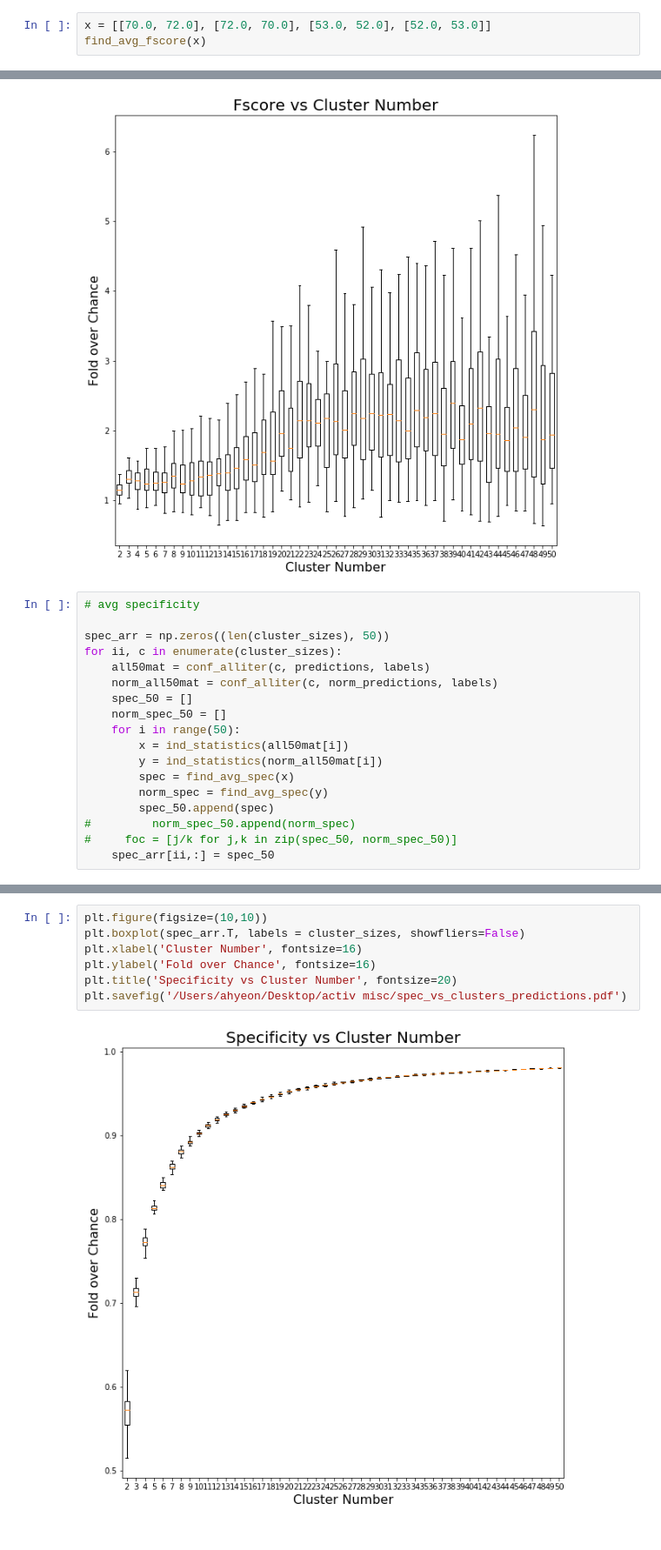
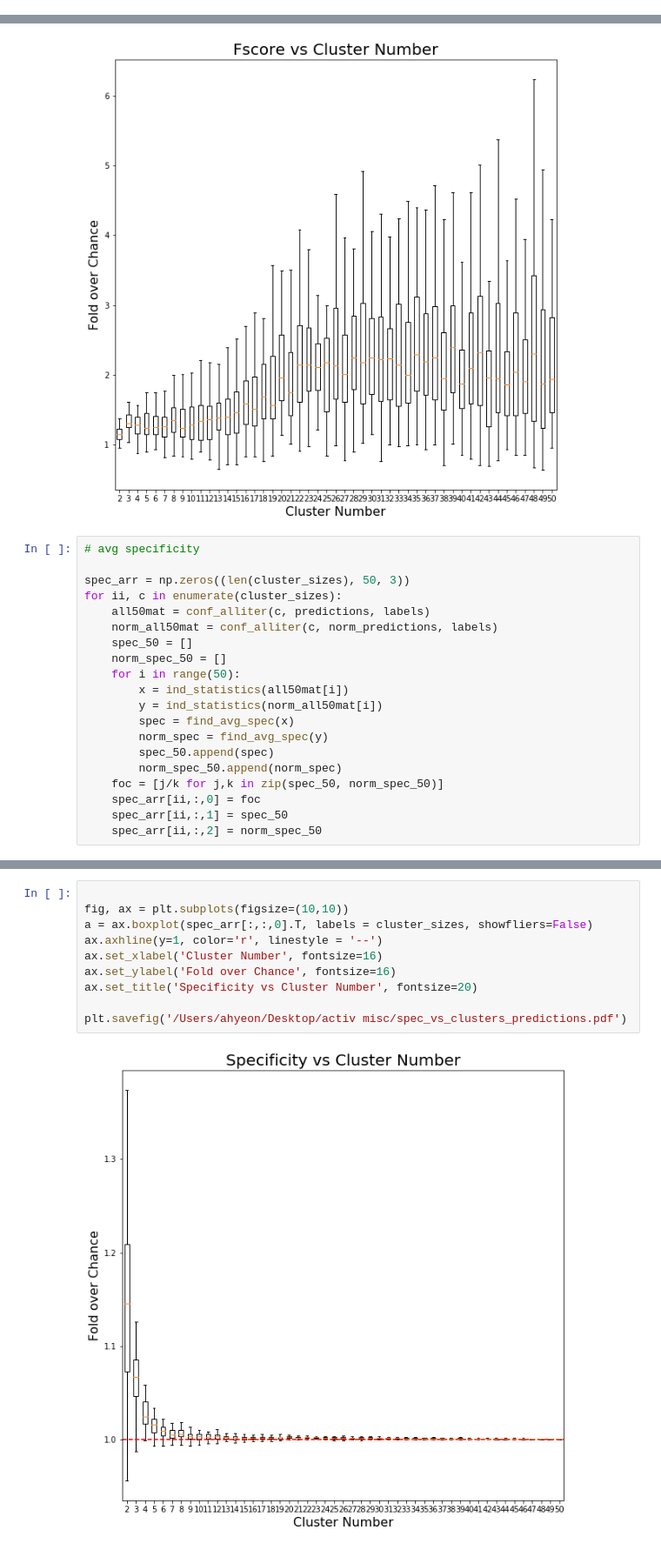
Before and after one commit to BouchardLab/ML_4_prec_prognosis, a Jupyter notebook: notebooks/confusion_matrix_values2.ipynb, the cells around one changed output, grey strips where cells are left out. Shown at 87% size. Cells and saved outputs as stored; diff of their text form.

```diff
--- a/notebooks/confusion_matrix_values2.ipynb
+++ b/notebooks/confusion_matrix_values2.ipynb
@@ -109,6 +106,3 @@ def find_avg_fscore(array):
         allf.append(f)
     allf_mean = np.mean(allf)
     return(allf_mean)
-# %%
-x = [[70.0, 72.0], [72.0, 70.0], [53.0, 52.0], [52.0, 53.0]]
-find_avg_fscore(x)
@@ -200,7 +183,7 @@ plt.savefig('/Users/ahyeon/Desktop/activ misc/fscore_vs_clusters_predictions.pdf
 # %%
 # avg specificity
 
-spec_arr = np.zeros((len(cluster_sizes), 50))
+spec_arr = np.zeros((len(cluster_sizes), 50, 3))
 for ii, c in enumerate(cluster_sizes):
     all50mat = conf_alliter(c, predictions, labels)
     norm_all50mat = conf_alliter(c, norm_predictions, labels)
@@ -212,6 +195,8 @@ for ii, c in enumerate(cluster_sizes):
         spec = find_avg_spec(x)
         norm_spec = find_avg_spec(y)
         spec_50.append(spec)
-#         norm_spec_50.append(norm_spec)
-#     foc = [j/k for j,k in zip(spec_50, norm_spec_50)]
-    spec_arr[ii,:] = spec_50
+        norm_spec_50.append(norm_spec)
+    foc = [j/k for j,k in zip(spec_50, norm_spec_50)]
+    spec_arr[ii,:,0] = foc
+    spec_arr[ii,:,1] = spec_50
+    spec_arr[ii,:,2] = norm_spec_50
@@ -218,9 +219,12 @@ for ii, c in enumerate(cluster_sizes):
 # %%
-plt.figure(figsize=(10,10))
-plt.boxplot(spec_arr.T, labels = cluster_sizes, showfliers=False)
-plt.xlabel('Cluster Number', fontsize=16)
-plt.ylabel('Fold over Chance', fontsize=16)
-plt.title('Specificity vs Cluster Number', fontsize=20)
+
+fig, ax = plt.subplots(figsize=(10,10))
+a = ax.boxplot(spec_arr[:,:,0].T, labels = cluster_sizes, showfliers=False)
+ax.axhline(y=1, color='r', linestyle = '--')
+ax.set_xlabel('Cluster Number', fontsize=16)
+ax.set_ylabel('Fold over Chance', fontsize=16)
+ax.set_title('Specificity vs Cluster Number', fontsize=20)
+
 plt.savefig('/Users/ahyeon/Desktop/activ misc/spec_vs_clusters_predictions.pdf')
 # %% [output]
-[figure, old version]
+[figure, new version]
```
Also changed, not shown: parts of 11 cells of this notebook, 12 other files.
